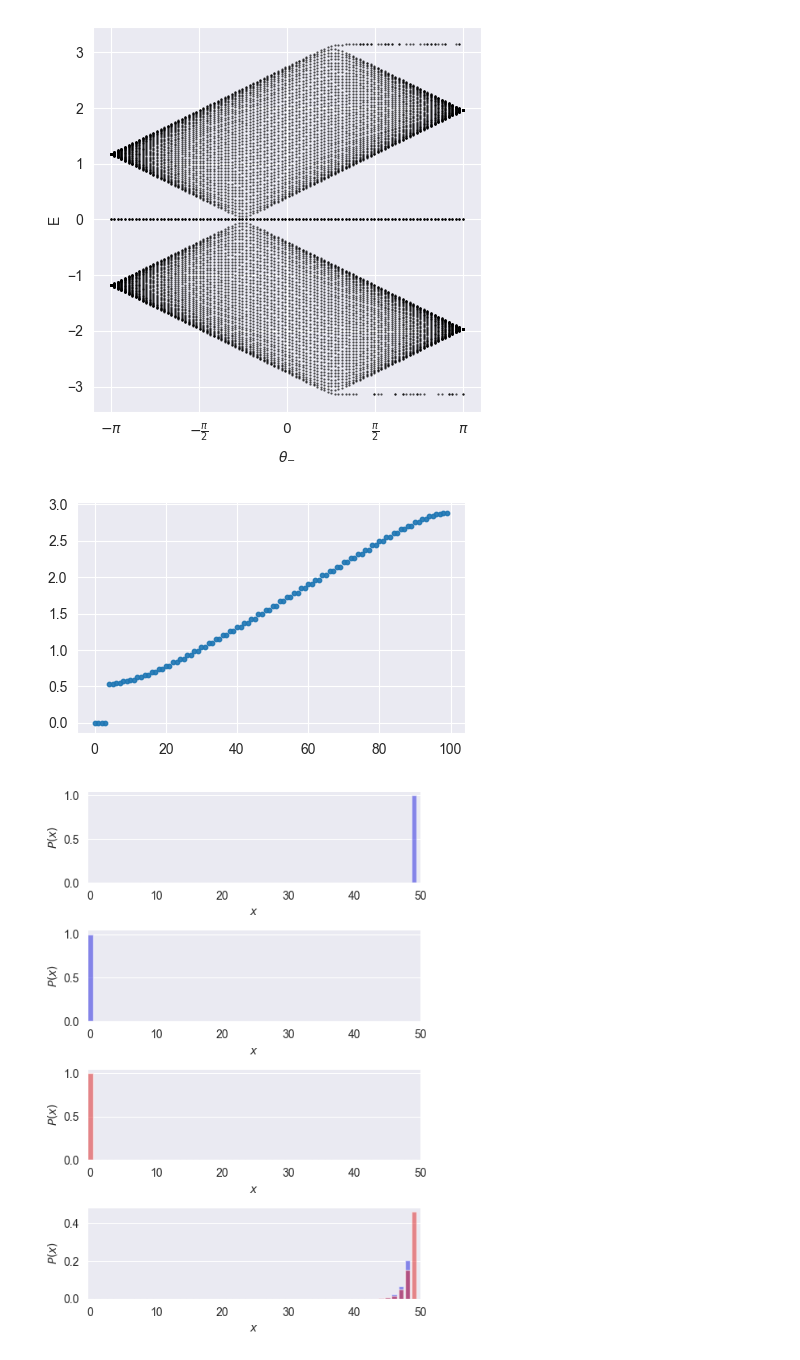
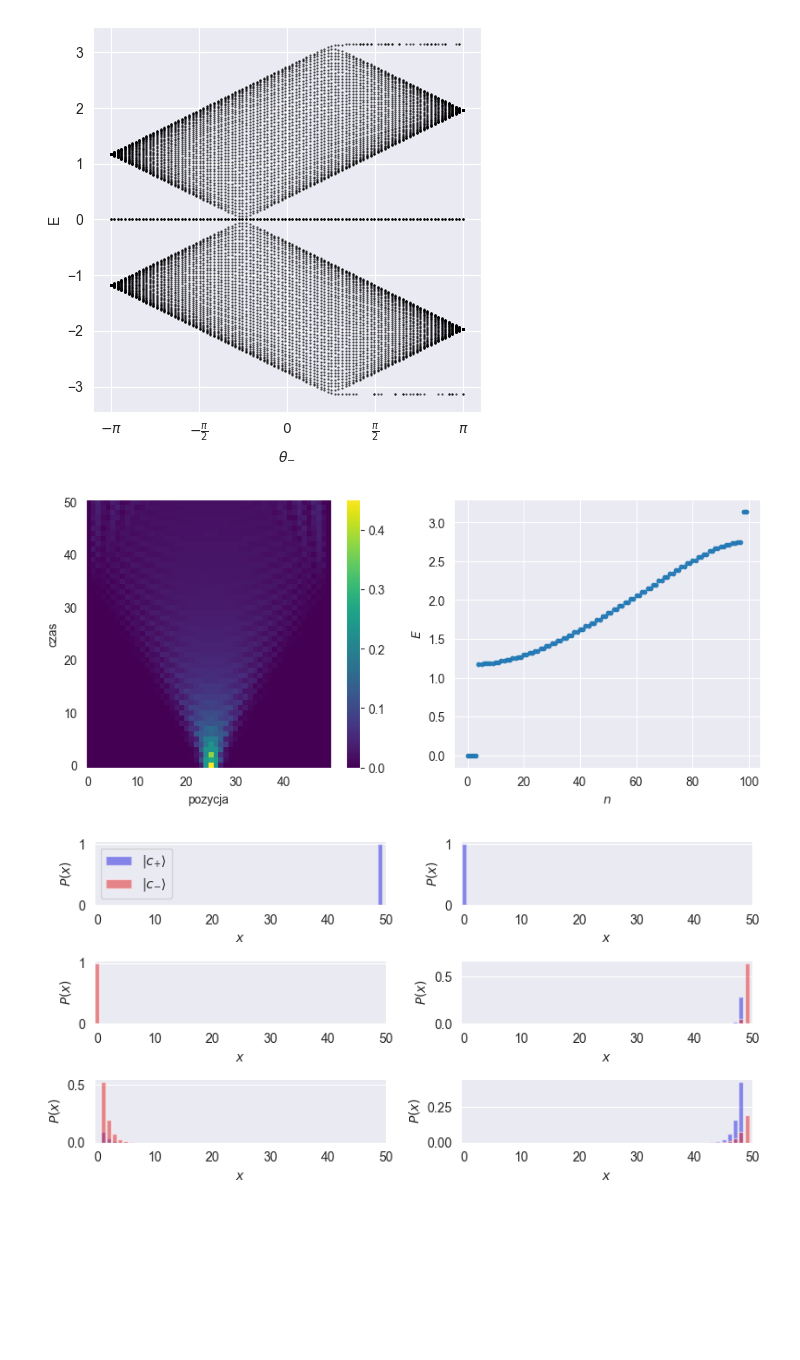
Before and after one commit to JedrekSt/M_thesis, a Jupyter notebook: Results/BrokenPBC.ipynb, the cells around one changed output. Saved outputs shown, nothing was run; the diff lists cells and outputs as text; code cells hidden in the pictures; blank space fills up the shorter version.

```diff
--- a/Results/BrokenPBC.ipynb
+++ b/Results/BrokenPBC.ipynb
@@ -81,8 +68,7 @@ plt.show()
 # %% [output]
 [figure]
 # %%
-def get_eigen_info(th1,th2):
-    walk2 = Experiment1(50, {"th1": th1, "th2": th2})
+def get_eigen_info(walk2):
     U_ = walk2.U
     E,V = torch.linalg.eig(U_)
     E = (np.abs(np.angle(E.flatten().numpy())))
@@ -104,28 +88,44 @@ E,E0,V_eigs = get_eigen_info(np.pi/4, np.pi/11)
-# %%
-
-fig = plt.figure(figsize=(5,3))
-ax = fig.add_subplot(111)
-ax.scatter(range(len(E)),E, alpha=0.9, s = 10)
-plt.show()
-# %% [output]
-[figure, removed]
+# %%
+walk = Experiment1(50, {"th1": np.pi/4, "th2": np.pi/2})
+
+data = walk.run(50)
+E,E0,V_eigs = get_eigen_info(walk)
+
+fig = plt.figure(figsize=(10,4))
+ax1 = fig.add_subplot(121)
+cax = ax1.imshow(data,origin='lower', cmap='viridis', aspect='auto')
+plt.grid(False)
+fig.colorbar(cax)
+ax1.set_ylabel("czas")
+ax1.set_xlabel("pozycja")
+
+ax = fig.add_subplot(122)
+ax.scatter(range(len(E)),E, alpha=0.9, s = 10)
+ax.set_ylabel(r"$E$")
+ax.set_xlabel(r"$n$")
+
+fig.savefig("Images/WalkDistribution.pdf",format= "pdf",bbox_inches = "tight")
+# %% [output]
+[figure, added]
 # %%
 x_tick = [i * 10 for i in range(6)]
 x_labs = list(map(str, x_tick))
 
 
-fig = plt.figure(figsize=(5,7))
+fig = plt.figure(figsize=(8,4))
 for index in range(len(E0)):
-    ax = fig.add_subplot(len(E0),1,index +1)
+    ax = fig.add_subplot(len(E0) // 2,2,index +1)
     prob = np.abs(V_eigs[:,index])**2
     prob_plus = prob[0::2]
     prob_minus = prob[1::2]
-    sns.barplot(prob_plus, color='blue', alpha=0.5)
-    sns.barplot(prob_minus, color='red', alpha=0.5)
+    sns.barplot(prob_plus, color='blue', alpha=0.5, label = r"$|c_{+}\rangle$")
+    sns.barplot(prob_minus, color='red', alpha=0.5, label = r"$|c_{-}\rangle$")
     plt.xlabel(r"$x$")
     plt.ylabel(r"$P(x)$")
     plt.xticks(x_tick, x_labs)
+    if index == 0:
+        plt.legend(loc='center left')
 plt.tight_layout()
-plt.show()
+fig.savefig("Images/EdgeStates.pdf",format= "pdf",bbox_inches = "tight")
 # %% [output]
-[figure, old version]
+[figure, new version]
```
Also changed, not shown: parts of 7 cells of this notebook, 6 other files.
